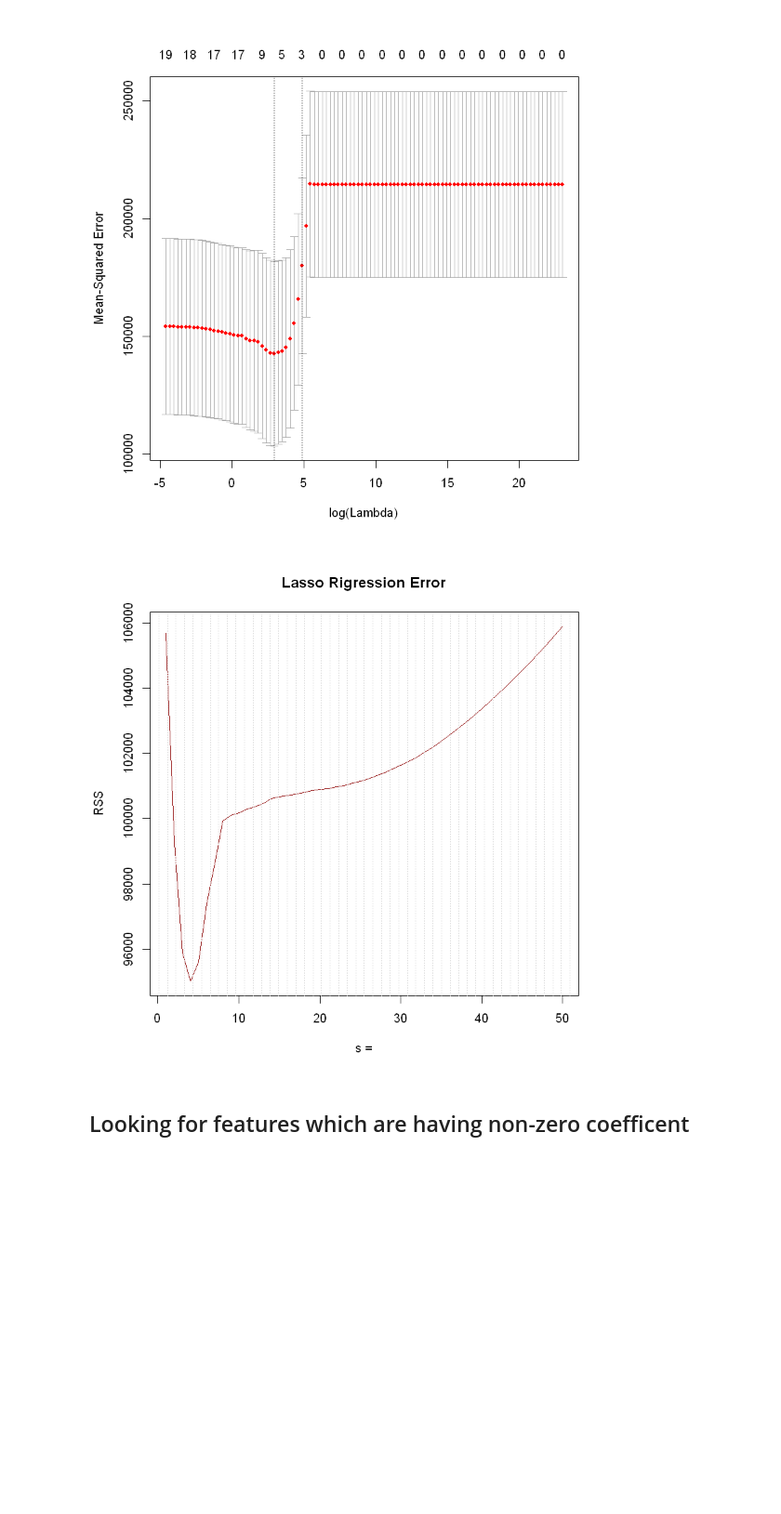
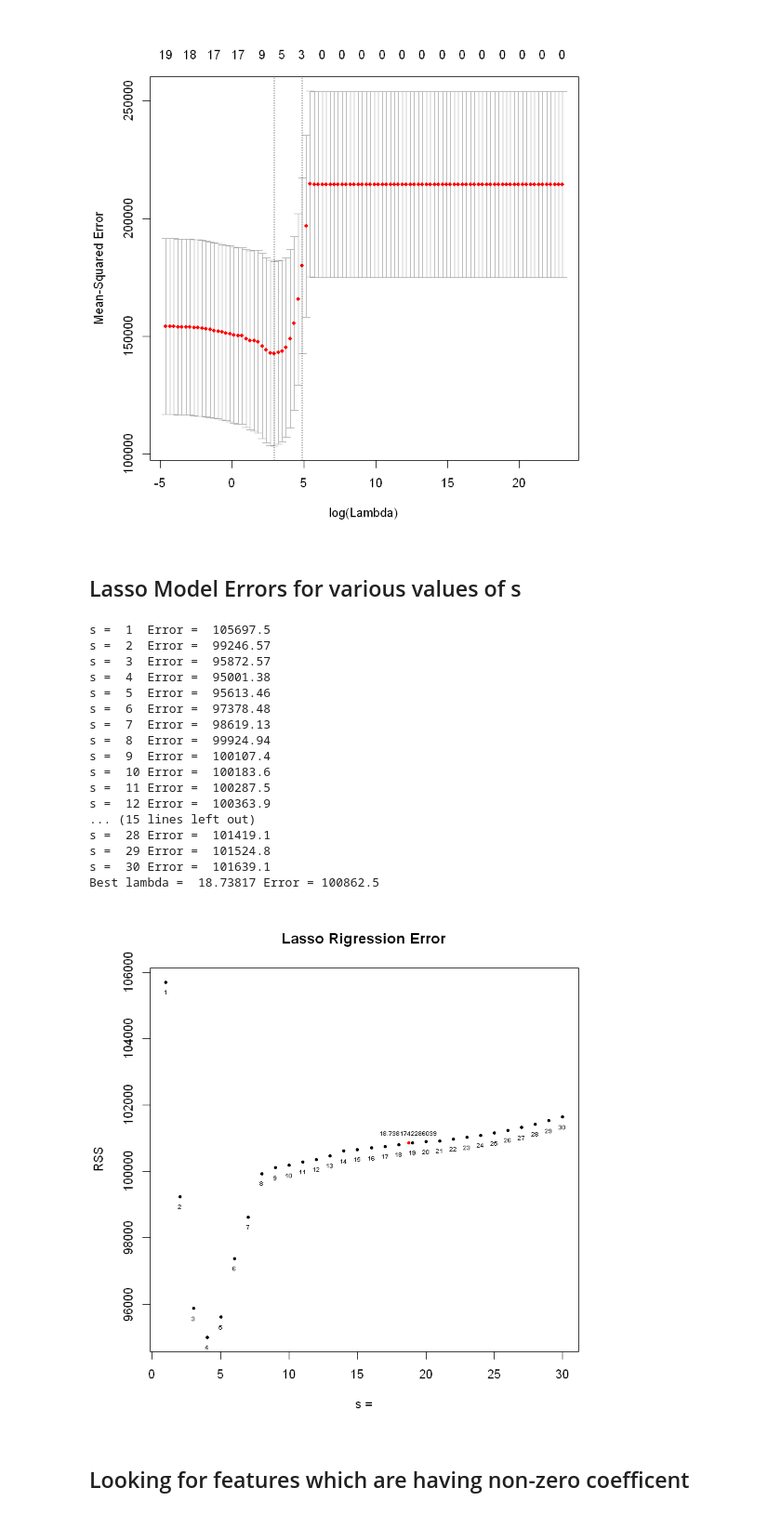
Before and after one commit to nkjadhav/Practise-R, a Jupyter notebook: Day 7/300818.ipynb, the cells around one changed output. Shown at 93% size. Cells and saved outputs as stored; diff of their text form; code cells hidden in the pictures; blank space fills up the shorter version.

```diff
--- a/Day 7/300818.ipynb
+++ b/Day 7/300818.ipynb
@@ -246,14 +267,14 @@ set.seed(1)
 cv.out.ridge <-cv.glmnet(x[train,],y[train], alpha= 0, lambda = grid)
 plot(cv.out.ridge)
 
-bestlambda <- cv.out.ridge$lambda.min
-cat("Best lambda = ", bestlambda)
+bestlambda.ridge <- cv.out.ridge$lambda.min
+cat("Best lambda = ", bestlambda.ridge)
 
 
 # predict best model using best lambda
-ridge.pred<- predict(ridge.mod2, s= bestlambda, newx = x[test,])
-RSS4<-mean((ridge.pred-y[test])^2)
-cat("\tError =", RSS4)
+ridge.pred<- predict(ridge.mod2, s= bestlambda.ridge, newx = x[test,])
+RSS.ridge<-mean((ridge.pred-y[test])^2)
+cat("\tError =", RSS.ridge)
 #error is less so best model for best lambda value
 # %% [output]
 Best lambda =  231.013  Error = 96010.43
@@ -341,32 +368,65 @@ set.seed(1)
 cv.out.lasso<- cv.glmnet(x[train,],y[train], alpha= 1, lambda = grid)
 plot(cv.out.lasso)
 
-bestlambda<- cv.out.lasso$lambda.min
-cat("Best lambda = ", bestlambda)
+bestlambda.lasso<- cv.out.lasso$lambda.min
+cat("Best lambda = ", bestlambda.lasso)
 
 # predict best model using best lambda
-lasso.pred<-predict(cv.out.lasso , s=bestlambda, newx=x[test,])
-RSS4<- mean((lasso.pred-y[test])^2)
-cat("\tError =", RSS4)
+lasso.pred<-predict(cv.out.lasso , s=bestlambda.lasso, newx=x[test,])
+RSS.lasso<- mean((lasso.pred-y[test])^2)
+cat("\tError =", RSS.lasso)
 #error is less so best model for best lambda value
 # %% [output]
 Best lambda =  18.73817 Error = 100862.5
 [figure]
+# %% [markdown]
+## Lasso Model Errors for various values of s
 # %%
-result <- data.frame(matrix(nrow = 50, ncol = 2))
-for(i in 1:50) {
-    lasso.pred<- predict(lasso.mod, s=i,newx = x[test,])
+init.lasso<-0
+result.lasso <- data.frame(matrix(nrow = 30, ncol = 2))
+for(i in 1:30) {
+    lasso.pred<- predict(lasso.mod, s=i+init.lasso,newx = x[test,])
     #error
     RSS<-mean((lasso.pred-y[test])^2)
-    #cat("\ns = ", i)
-    #cat("\tError = ", RSS)
-    result[i, 1] <- i
-    result[i, 2] <- RSS
+    cat("\ns = ", i+init.lasso)
+    cat("\tError = ", RSS)
+    result.lasso[i, 1] <- i+init.lasso
+    result.lasso[i, 2] <- RSS
     }
-plot(result, col = "dark red", type = "l", , main="Lasso Rigression Error", xlab="s =", ylab="RSS")
-grid(50, NA, lwd = 1) # grid only in y-direction
+
+# Adding Bestlambda in table
+cat("\nBest lambda = ", bestlambda.lasso)
+cat("\tError =", RSS.lasso)
+result.lasso[i+1, 1] <- bestlambda.lasso
+result.lasso[i+1, 2] <- RSS.lasso
+
+# Plotting RSS graph with bestlambda as RED dot
+plot(result.lasso, col=ifelse(result.lasso[,1]==bestlambda.lasso, "red", "black"), type = "p", main="Lasso Rigression Error", xlab="s =", ylab="RSS", pch=19, cex=0.5)
+text(result.lasso, labels= result.lasso[,1], cex=0.5, font=2, pos = ifelse(result.lasso[,1]==bestlambda.lasso, 3, 1))
+
+#plot(bestlambda, col = "green", pch=18, cex=0.5)
+#grid(50, NA, lwd = 1) # grid only in y-direction
+# The “pos” option specifies the position of the text relative to the point.
+# 1 = below # 2 = left # 3 = above # 4 = right
 # %% [output]
+s =  1  Error =  105697.5
+s =  2  Error =  99246.57
+s =  3  Error =  95872.57
+s =  4  Error =  95001.38
+s =  5  Error =  95613.46
+s =  6  Error =  97378.48
+s =  7  Error =  98619.13
+s =  8  Error =  99924.94
+s =  9  Error =  100107.4
+s =  10 Error =  100183.6
+s =  11 Error =  100287.5
+s =  12 Error =  100363.9
+... (15 lines left out)
+s =  28 Error =  101419.1
+s =  29 Error =  101524.8
+s =  30 Error =  101639.1
+Best lambda =  18.73817 Error = 100862.5
-[figure, old version]
+[figure, new version]
 # %% [markdown]
 ## Looking for features which are having non-zero coefficent
 # %%
```
Also changed, not shown: parts of 7 cells of this notebook.
